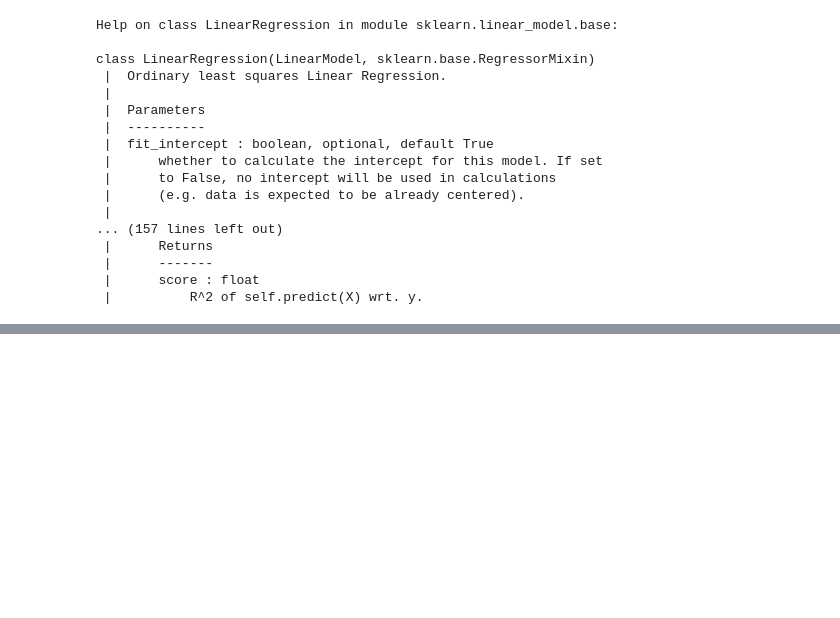
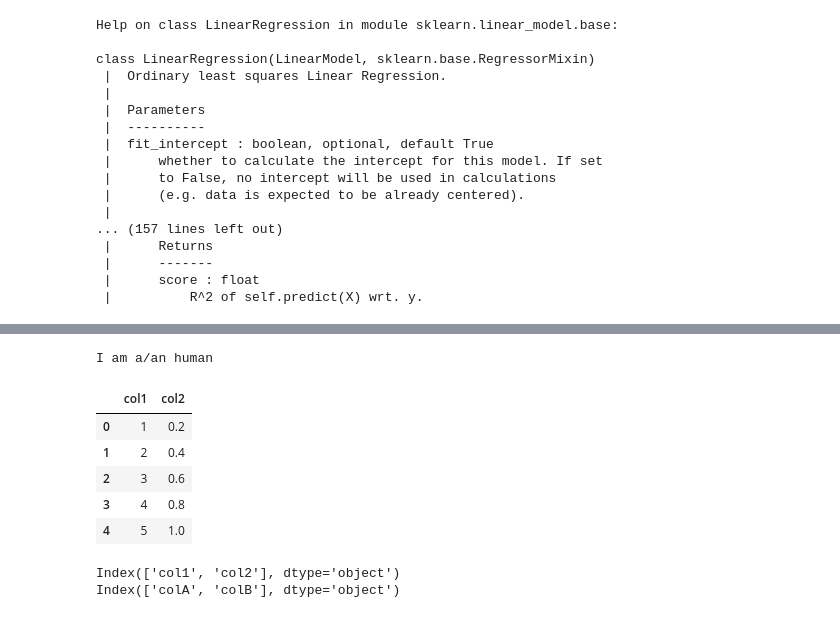
Before and after one commit to sjha01/ibm_data_science, a Jupyter notebook: quick_tests.ipynb, the cells around one changed output, grey strips where cells are left out. Saved outputs shown, nothing was run; the diff lists cells and outputs as text; code cells hidden in the pictures; blank space fills up the shorter version.

```diff
--- a/quick_tests.ipynb
+++ b/quick_tests.ipynb
@@ -321,0 +381,15 @@ RR=sklearn.linear_model.Ridge(alpha=10)
+# %%
+class Animal():
+    def __init__(self, species):
+        self.species = species
+
+    def print_species(self, pre_str=False):
+        if pre_str:
+            print('I am a/an ' + self.species)
+        else:
+            print(self.species)
+
+animal_1 = Animal('human')
+animal_1.print_species(pre_str=True)
+# %% [output]
+I am a/an human
@@ -321,0 +398,19 @@ RR=sklearn.linear_model.Ridge(alpha=10)
+# %%
+d = {'col1': np.arange(1,100+1,1), 'col2': np.arange(1,100+1,1) * 0.2}
+df = pd.DataFrame(d)
+# %%
+df.head()
+# %% [output]
+|  | col1 | col2 |
+| 0 | 1 | 0.2 |
+| 1 | 2 | 0.4 |
+| 2 | 3 | 0.6 |
+| 3 | 4 | 0.8 |
+| 4 | 5 | 1.0 |
+# %%
+print(df.columns)
+df2 = df.rename(columns={'col1':'colA', 'col2':'colB'})
+print(df2.columns)
+# %% [output]
+Index(['col1', 'col2'], dtype='object')
+Index(['colA', 'colB'], dtype='object')
```
Also changed, not shown: parts of 11 cells of this notebook, 1 other file.
